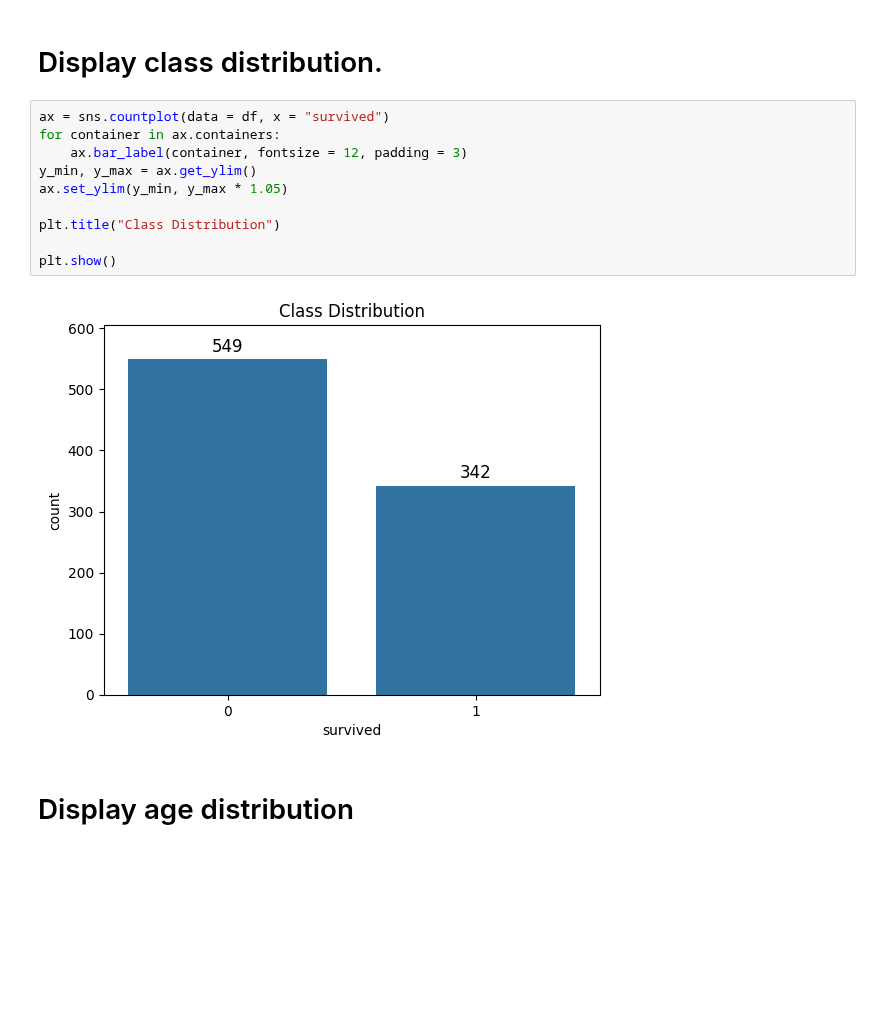
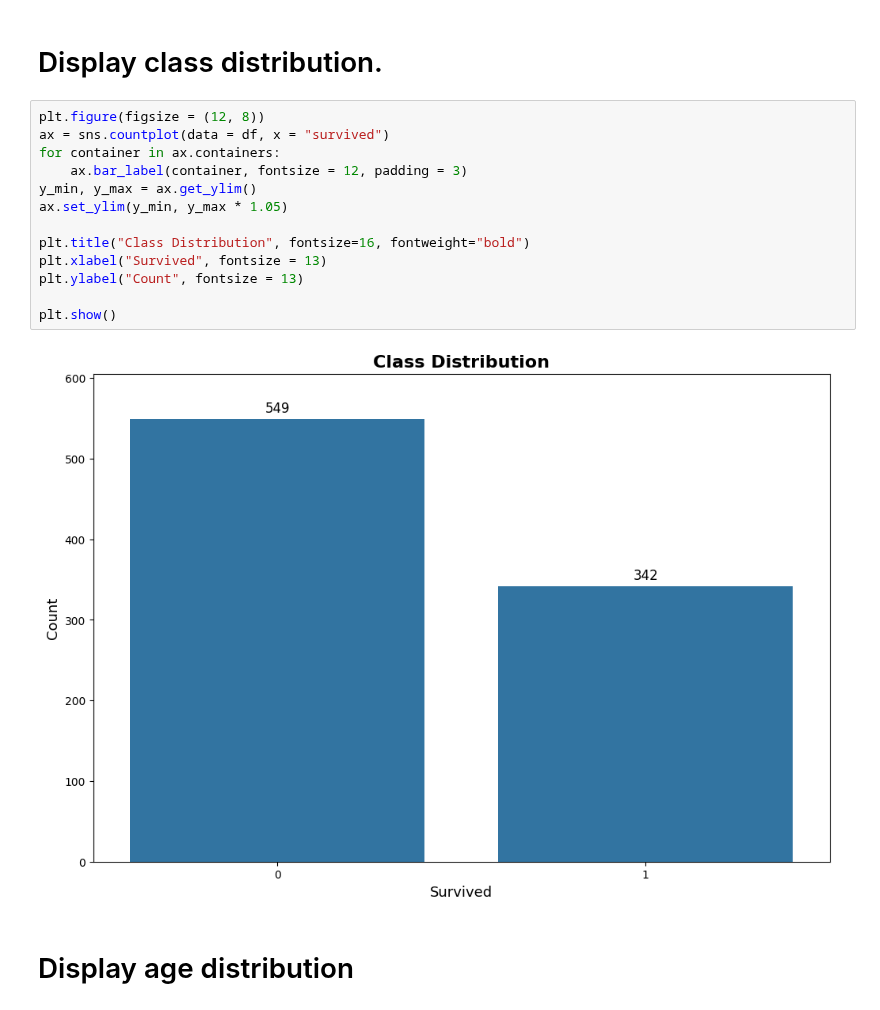
Before and after one commit to Oleksandr-Tonkonoh/explainable-ai-api, a Jupyter notebook: notebooks/Titanic.ipynb, the cells around one changed output. Saved outputs shown, nothing was run; the diff lists cells and outputs as text; blank space fills up the shorter version.

```diff
--- a/notebooks/Titanic.ipynb
+++ b/notebooks/Titanic.ipynb
@@ -122,17 +122,20 @@ df.describe()
 # %% [markdown]
 # Display class distribution.
 # %%
+plt.figure(figsize = (12, 8))
 ax = sns.countplot(data = df, x = "survived")
 for container in ax.containers:
     ax.bar_label(container, fontsize = 12, padding = 3)
 y_min, y_max = ax.get_ylim()
 ax.set_ylim(y_min, y_max * 1.05)
 
-plt.title("Class Distribution")
+plt.title("Class Distribution", fontsize=16, fontweight="bold")
+plt.xlabel("Survived", fontsize = 13)
+plt.ylabel("Count", fontsize = 13)
 
 plt.show()
 # %% [output]
-[figure, old version]
+[figure, new version]
 # %% [markdown]
 # Display age distribution
 # %%
```
Also changed, not shown: parts of 19 cells of this notebook.
